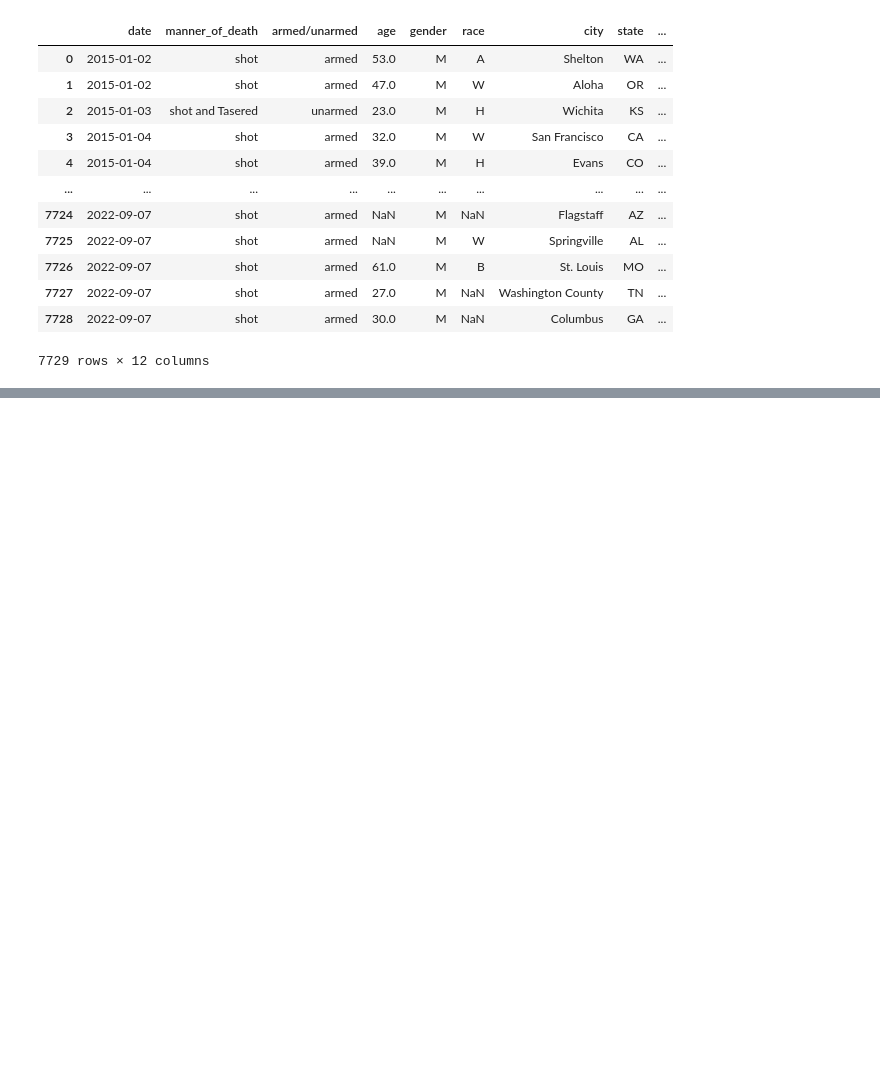
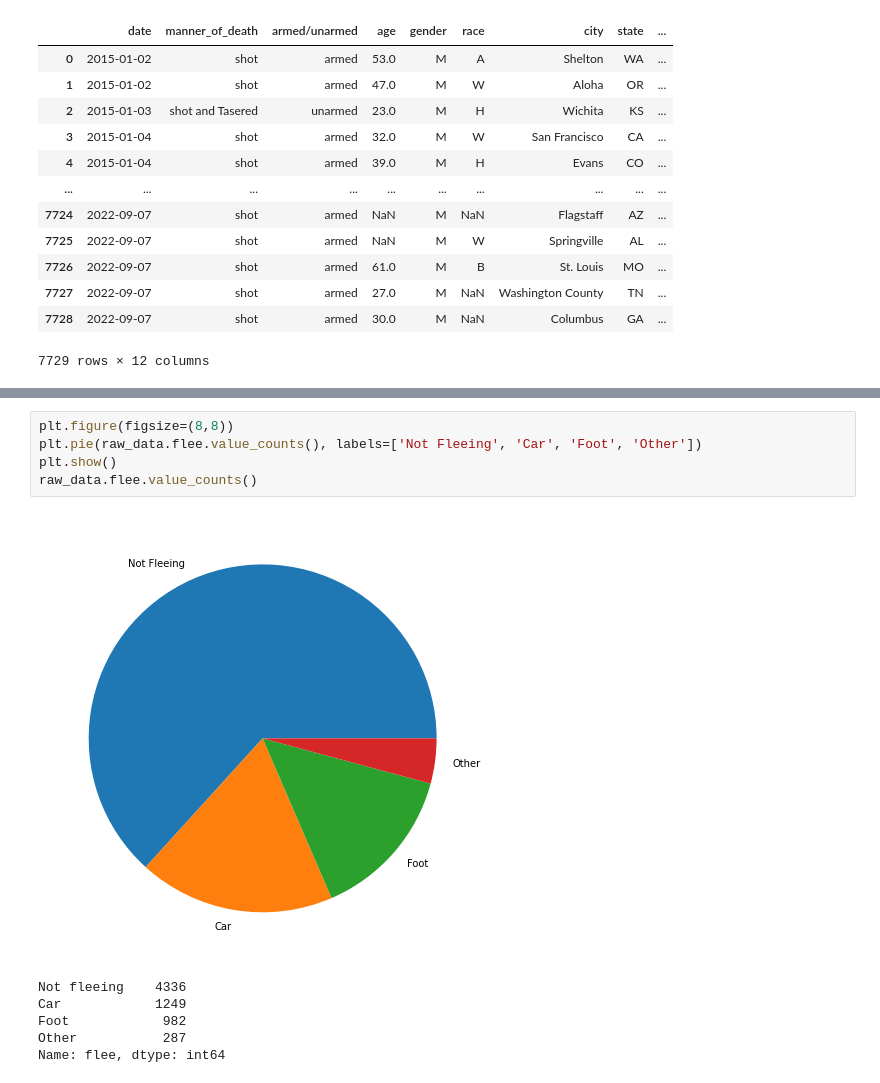
Before and after one commit to ubco-W2022T1-cosc301/project-group48, a Jupyter notebook: notebooks/analysis2.ipynb, the cells around one changed output, grey strips where cells are left out. Drawn from its saved outputs; the diff is of its cells as text; blank space fills up the shorter version.

```diff
--- a/notebooks/analysis2.ipynb
+++ b/notebooks/analysis2.ipynb
@@ -194,0 +214,12 @@ shootings_data
+# %%
+plt.figure(figsize=(8,8))
+plt.pie(raw_data.flee.value_counts(), labels=['Not Fleeing', 'Car', 'Foot', 'Other'])
+plt.show()
+raw_data.flee.value_counts()
+# %% [output]
+[figure, added]
+Not fleeing    4336
+Car            1249
+Foot            982
+Other           287
+Name: flee, dtype: int64
```
Also changed, not shown: parts of 10 cells of this notebook, 2 other files.
